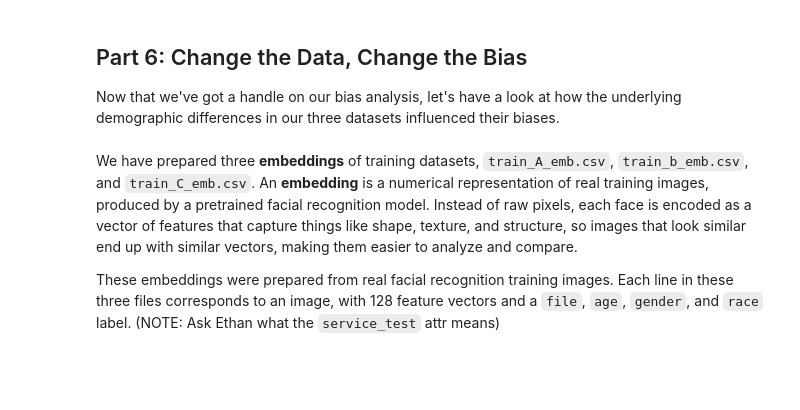
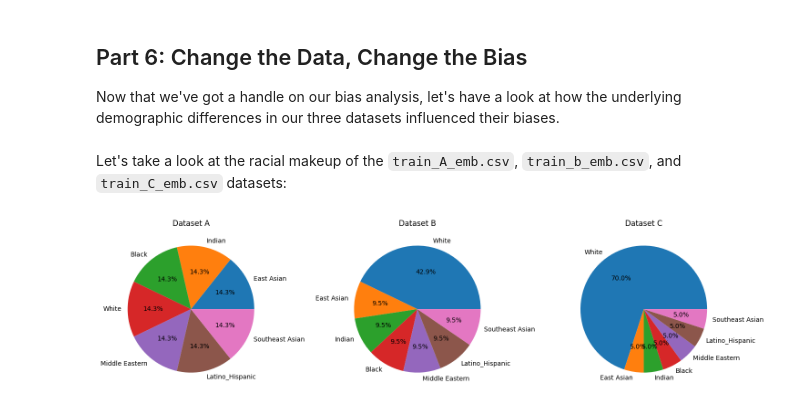
Before and after one commit to EthanTu2/facialrecognitionbias, a Jupyter notebook: parts345.ipynb, the cells around one changed output. Cells and saved outputs as stored; diff of their text form; code cells hidden in the pictures; blank space fills up the shorter version.

Commit message:
added pie charts for A, B, and C racial makeup

```diff
--- a/parts345.ipynb
+++ b/parts345.ipynb
@@ -434,6 +434,25 @@ plt.show()
 
 Now that we've got a handle on our bias analysis, let's have a look at how the underlying demographic differences in our three datasets influenced their biases.
 # %% [markdown]
-We have prepared three **embeddings** of training datasets, `train_A_emb.csv`, `train_b_emb.csv`, and `train_C_emb.csv`. An **embedding** is a numerical representation of real training images, produced by a pretrained facial recognition model. Instead of raw pixels, each face is encoded as a vector of features that capture things like shape, texture, and structure, so images that look similar end up with similar vectors, making them easier to analyze and compare.
-
-These embeddings were prepared from real facial recognition training images. Each line in these three files corresponds to an image, with 128 feature vectors and a `file`, `age`, `gender`, and `race` label. (NOTE: Ask Ethan what the `service_test` attr means)
+Let's take a look at the racial makeup of the `train_A_emb.csv`, `train_b_emb.csv`, and `train_C_emb.csv` datasets:
+# %%
+# Make Pie Charts of racial distribution in each dataset!
+
+fig, axes = plt.subplots(1, 3, figsize=(15, 4))
+
+for i, name in enumerate(datasets.keys()):
+    df = pd.read_csv(dataset_path + datasets[name])
+
+    race_dist = df["race"].value_counts(normalize=True)
+
+    axes[i].pie(
+        race_dist.values,
+        labels=race_dist.index,
+        autopct='%1.1f%%'
+    )
+    axes[i].set_title(f"Dataset {name}")
+
+plt.tight_layout()
+plt.show()
+# %% [output]
+[figure, added]
```
